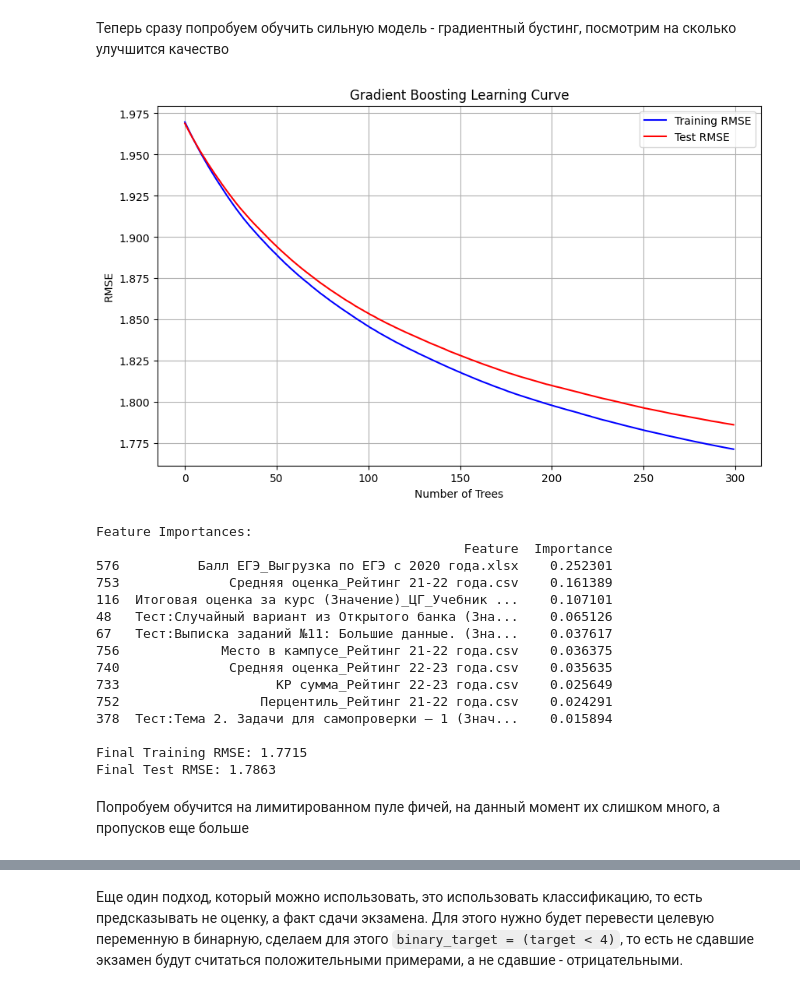
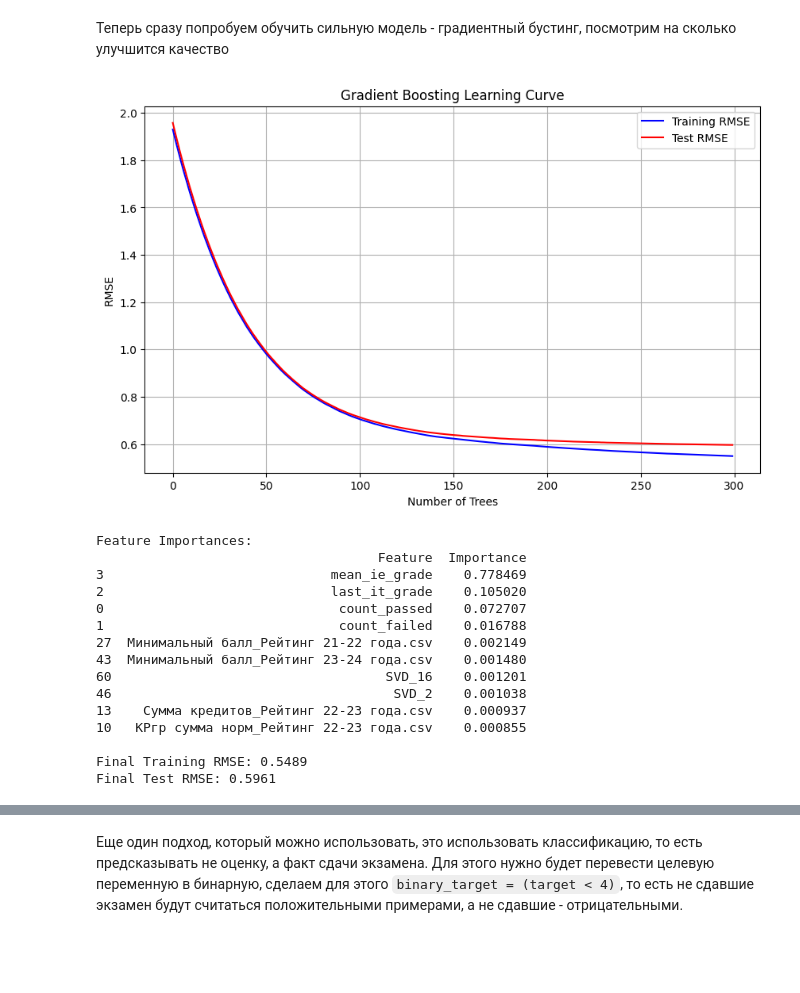
Before and after one commit to inokamilyanin/course-work-3, a Jupyter notebook: notebook.ipynb, the cells around one changed output, grey strips where cells are left out. Cells and saved outputs as stored; diff of their text form; code cells hidden in the pictures; blank space fills up the shorter version.

```diff
--- a/notebook.ipynb
+++ b/notebook.ipynb
@@ -325,0 +518,2 @@ filtered_df.shape
+# %%
+final_df["Балл_ЕГЭ_математика"] = final_df["Балл_ЕГЭ_математика"].apply(lambda x: x if x > 5 else 0.0)
@@ -325,0 +581,18 @@ filtered_df.shape
+# %%
+from sklearn.decomposition import TruncatedSVD
+
+comps = 18
+
+# Выполняем SVD-разложение
+svd = TruncatedSVD(n_components=comps)  # Выбираем comps компоненты для примера
+svd_coordinates = svd.fit_transform(nums_df)  # Получаем координаты SVD
+svd_columns = [f'SVD_{i+1}' for i in range(svd_coordinates.shape[1])]
+
+# Создаем DataFrame из координат SVD с теми же индексами, что и исходный DataFrame
+svd_df = pd.DataFrame(svd_coordinates, columns=svd_columns, index=nums_df.index)
+
+# Объединяем исходный DataFrame с координатами SVD
+nums_svd_df = pd.concat([nums_df, svd_df], axis=1)
+
+# Результат
+nums_svd_df.head()
@@ -325,0 +622,3 @@ filtered_df.shape
+# %%
+final_df[svd_columns] = nums_svd_df[svd_columns]
+final_df.head()
@@ -328,11 +635,9 @@ filtered_df.shape
 # %% [markdown]
 Для начала давайте обучим бейзлайн модель, с которой будем сравнивать результаты. Давайте вспомним, что в данной задаче нам нужно максимизировать recall, то есть добиться максимального покрытия множество людей, которые не сдадут экзамен, ведь наше дело предупредить студента или его учителя, что есть проблемы с изучением курса, а если мы посоветуем дополнительные занятия человека, который и без них бы сдал экзамен, то ничего плохого не произойдет.
 # %%
-int_cols = filtered_df.select_dtypes(include=['int64']).columns
-filtered_df[int_cols] = filtered_df[int_cols].astype('float64')
-
-X = filtered_df.drop(columns=['email', 'target'] + grade_cols)
-y = filtered_df['target']
+X = final_df.drop(columns=['email', 'target'])
+y = final_df['target']
 
 print(X.dtypes.unique(), y.dtypes)
+print(X.shape, y.shape)
 # %% [output]
@@ -426,10 +732,10 @@ import matplotlib.pyplot as plt
 # Initialize model
 gb_model = GradientBoostingRegressor(
     n_estimators=300,        # number of trees
-    learning_rate=0.01,       # shrinkage rate
-    # max_depth=3,            # depth of each tree
-    # subsample=0.8,          # fraction of samples for each tree
-    # random_state=42,
+    learning_rate=0.02,       # shrinkage rate
+    max_depth=5,            # depth of each tree
+    subsample=0.8,          # fraction of samples for each tree
+    random_state=42,
     # validation_fraction=0.1  # fraction of training data to use for early stopping
 )
 
@@ -446,48 +752,46 @@ for y_train_pred in gb_model.staged_predict(X_train_scaled):
 for y_test_pred in gb_model.staged_predict(X_test_scaled):
     test_losses.append(np.sqrt(mean_squared_error(y_test, y_test_pred)))
 
 # Plot learning curves
 plt.figure(figsize=(10, 6))
 plt.plot(train_losses, label='Training RMSE', color='blue')
 plt.plot(test_losses, label='Test RMSE', color='red')
 plt.xlabel('Number of Trees')
 plt.ylabel('RMSE')
 plt.title('Gradient Boosting Learning Curve')
 plt.legend()
 plt.grid(True)
 plt.show()
 
 # Print feature importances
 feature_importance = pd.DataFrame({
     'Feature': X_train.columns,
     'Importance': gb_model.feature_importances_
 }).sort_values('Importance', ascending=False).head(10)
 
 print("\nFeature Importances:")
 print(feature_importance)
 
 # Make final predictions
 y_pred_train = gb_model.predict(X_train_scaled)
 y_pred_test = gb_model.predict(X_test_scaled)
 
 print(f"\nFinal Training RMSE: {np.sqrt(mean_squared_error(y_train, y_pred_train)):.4f}")
 print(f"Final Test RMSE: {np.sqrt(mean_squared_error(y_test, y_pred_test)):.4f}")
 # %% [output]
-[figure, old version]
+[figure, new version]
 Feature Importances:
-                                               Feature  Importance
-576          Балл ЕГЭ_Выгрузка по ЕГЭ с 2020 года.xlsx    0.252301
-753              Средняя оценка_Рейтинг 21-22 года.csv    0.161389
-116  Итоговая оценка за курс (Значение)_ЦГ_Учебник ...    0.107101
-48   Тест:Случайный вариант из Открытого банка (Зна...    0.065126
-67   Тест:Выписка заданий №11: Большие данные. (Зна...    0.037617
-756             Место в кампусе_Рейтинг 21-22 года.csv    0.036375
-740              Средняя оценка_Рейтинг 22-23 года.csv    0.035635
-733                    КР сумма_Рейтинг 22-23 года.csv    0.025649
-752                  Перцентиль_Рейтинг 21-22 года.csv    0.024291
-378  Тест:Тема 2. Задачи для самопроверки — 1 (Знач...    0.015894
+                                    Feature  Importance
+3                             mean_ie_grade    0.778469
+2                             last_it_grade    0.105020
+0                              count_passed    0.072707
+1                              count_failed    0.016788
+27  Минимальный балл_Рейтинг 21-22 года.csv    0.002149
+43  Минимальный балл_Рейтинг 23-24 года.csv    0.001480
+60                                   SVD_16    0.001201
+46                                    SVD_2    0.001038
+13    Сумма кредитов_Рейтинг 22-23 года.csv    0.000937
+10   КРгр сумма норм_Рейтинг 22-23 года.csv    0.000855
 
-Final Training RMSE: 1.7715
-Final Test RMSE: 1.7863
+Final Training RMSE: 0.5489
+Final Test RMSE: 0.5961
-# %% [markdown]
-Попробуем обучится на лимитированном пуле фичей, на данный момент их слишком много, а пропусков еще больше
```
Also changed, not shown: parts of 35 cells of this notebook, 1 other file.
